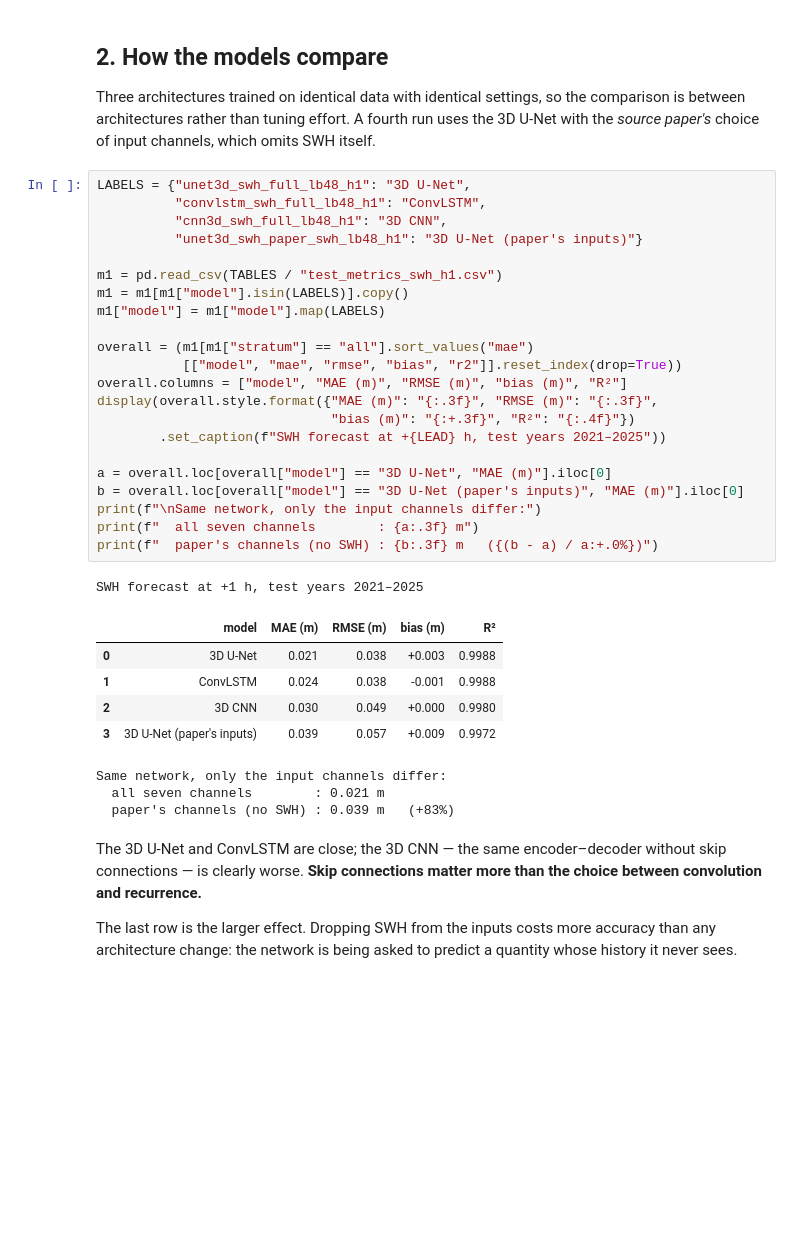
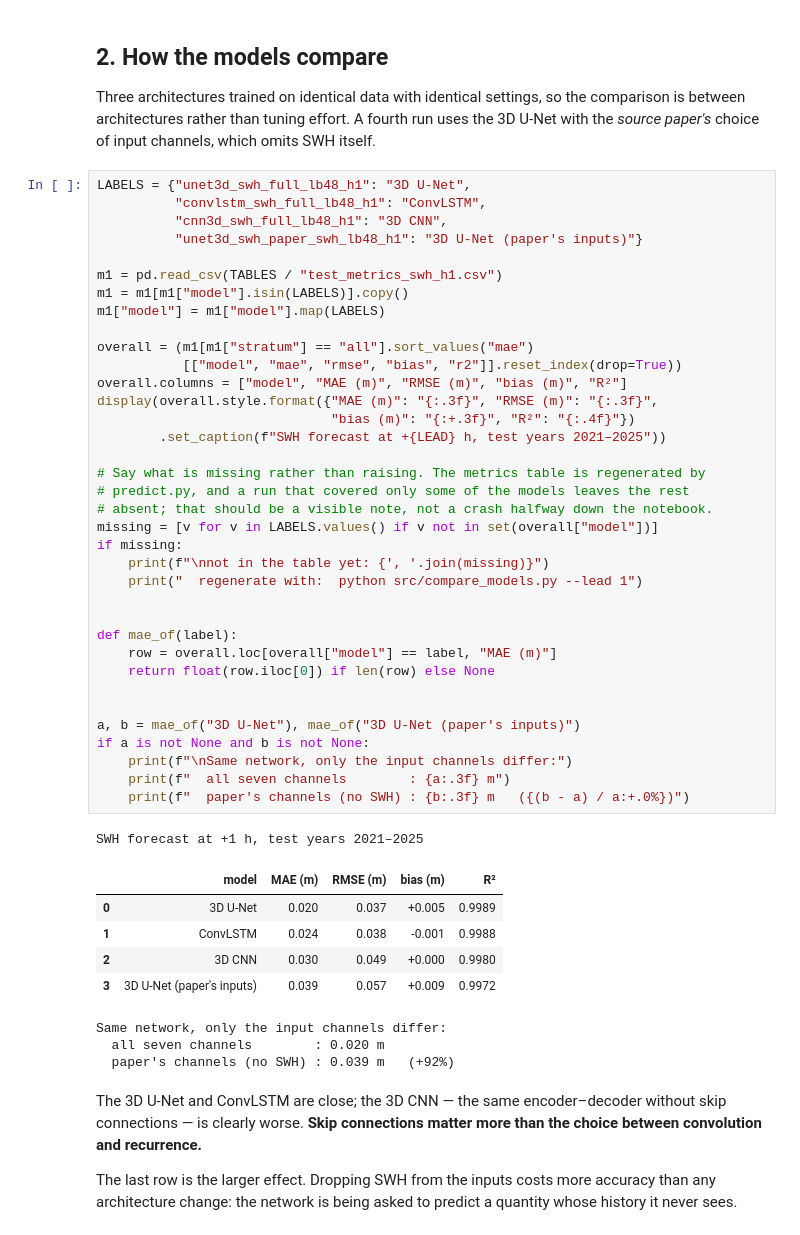
Before and after one commit to YMH0605/Ocean-wave, a Jupyter notebook: notebooks/01_results.ipynb, the cells around one changed output. Cells and saved outputs as stored; diff of their text form; blank space fills up the shorter version.

```diff
--- a/notebooks/01_results.ipynb
+++ b/notebooks/01_results.ipynb
@@ -130,35 +130,49 @@ omits SWH itself.
 # %%
 LABELS = {"unet3d_swh_full_lb48_h1": "3D U-Net",
           "convlstm_swh_full_lb48_h1": "ConvLSTM",
           "cnn3d_swh_full_lb48_h1": "3D CNN",
           "unet3d_swh_paper_swh_lb48_h1": "3D U-Net (paper's inputs)"}
 
 m1 = pd.read_csv(TABLES / "test_metrics_swh_h1.csv")
 m1 = m1[m1["model"].isin(LABELS)].copy()
 m1["model"] = m1["model"].map(LABELS)
 
 overall = (m1[m1["stratum"] == "all"].sort_values("mae")
            [["model", "mae", "rmse", "bias", "r2"]].reset_index(drop=True))
 overall.columns = ["model", "MAE (m)", "RMSE (m)", "bias (m)", "R²"]
 display(overall.style.format({"MAE (m)": "{:.3f}", "RMSE (m)": "{:.3f}",
                               "bias (m)": "{:+.3f}", "R²": "{:.4f}"})
         .set_caption(f"SWH forecast at +{LEAD} h, test years 2021–2025"))
 
-a = overall.loc[overall["model"] == "3D U-Net", "MAE (m)"].iloc[0]
-b = overall.loc[overall["model"] == "3D U-Net (paper's inputs)", "MAE (m)"].iloc[0]
-print(f"\nSame network, only the input channels differ:")
-print(f"  all seven channels        : {a:.3f} m")
-print(f"  paper's channels (no SWH) : {b:.3f} m   ({(b - a) / a:+.0%})")
+# Say what is missing rather than raising. The metrics table is regenerated by
+# predict.py, and a run that covered only some of the models leaves the rest
+# absent; that should be a visible note, not a crash halfway down the notebook.
+missing = [v for v in LABELS.values() if v not in set(overall["model"])]
+if missing:
+    print(f"\nnot in the table yet: {', '.join(missing)}")
+    print("  regenerate with:  python src/compare_models.py --lead 1")
+
+
+def mae_of(label):
+    row = overall.loc[overall["model"] == label, "MAE (m)"]
+    return float(row.iloc[0]) if len(row) else None
+
+
+a, b = mae_of("3D U-Net"), mae_of("3D U-Net (paper's inputs)")
+if a is not None and b is not None:
+    print(f"\nSame network, only the input channels differ:")
+    print(f"  all seven channels        : {a:.3f} m")
+    print(f"  paper's channels (no SWH) : {b:.3f} m   ({(b - a) / a:+.0%})")
 # %% [output]
 SWH forecast at +1 h, test years 2021–2025
 |  | model | MAE (m) | RMSE (m) | bias (m) | R² |
-| 0 | 3D U-Net | 0.021 | 0.038 | +0.003 | 0.9988 |
+| 0 | 3D U-Net | 0.020 | 0.037 | +0.005 | 0.9989 |
 | 1 | ConvLSTM | 0.024 | 0.038 | -0.001 | 0.9988 |
 | 2 | 3D CNN | 0.030 | 0.049 | +0.000 | 0.9980 |
 | 3 | 3D U-Net (paper's inputs) | 0.039 | 0.057 | +0.009 | 0.9972 |
 Same network, only the input channels differ:
-  all seven channels        : 0.021 m
-  paper's channels (no SWH) : 0.039 m   (+83%)
+  all seven channels        : 0.020 m
+  paper's channels (no SWH) : 0.039 m   (+92%)
 # %% [markdown]
 The 3D U-Net and ConvLSTM are close; the 3D CNN — the same encoder–decoder
 without skip connections — is clearly worse. **Skip connections matter more
```
Also changed, not shown: parts of 3 cells of this notebook, 8 other files.
